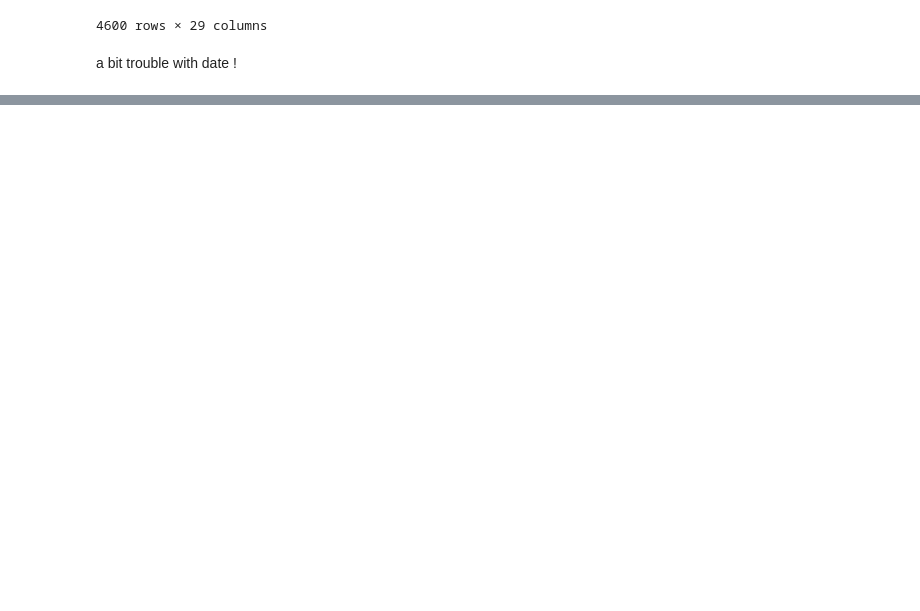
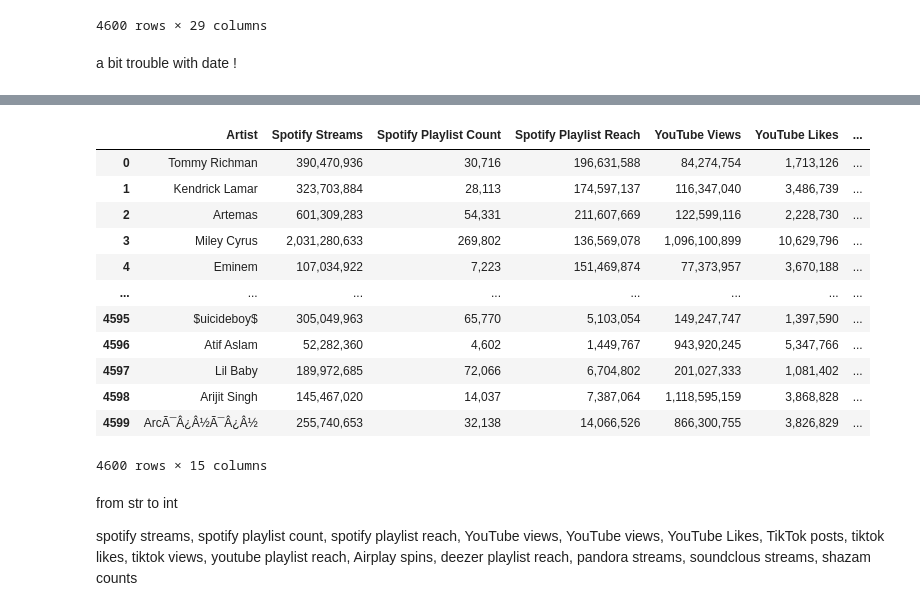
Before and after one commit to azamatzakirovch18/Dashboard_spotify, a Jupyter notebook: data_cleaning.ipynb, the cells around one changed output, grey strips where cells are left out. Cells and saved outputs as stored; diff of their text form; code cells hidden in the pictures; blank space fills up the shorter version.

```diff
--- a/data_cleaning.ipynb
+++ b/data_cleaning.ipynb
@@ -204,0 +221,20 @@ a bit trouble with date !
+# %%
+df[objects]
+# %% [output]
+|  | Artist | Spotify Streams | Spotify Playlist Count | Spotify Playlist Reach | YouTube Views | YouTube Likes | ... |
+| 0 | Tommy Richman | 390,470,936 | 30,716 | 196,631,588 | 84,274,754 | 1,713,126 | ... |
+| 1 | Kendrick Lamar | 323,703,884 | 28,113 | 174,597,137 | 116,347,040 | 3,486,739 | ... |
+| 2 | Artemas | 601,309,283 | 54,331 | 211,607,669 | 122,599,116 | 2,228,730 | ... |
+| 3 | Miley Cyrus | 2,031,280,633 | 269,802 | 136,569,078 | 1,096,100,899 | 10,629,796 | ... |
+| 4 | Eminem | 107,034,922 | 7,223 | 151,469,874 | 77,373,957 | 3,670,188 | ... |
+| ... | ... | ... | ... | ... | ... | ... | ... |
+| 4595 | $uicideboy$ | 305,049,963 | 65,770 | 5,103,054 | 149,247,747 | 1,397,590 | ... |
+| 4596 | Atif Aslam | 52,282,360 | 4,602 | 1,449,767 | 943,920,245 | 5,347,766 | ... |
+| 4597 | Lil Baby | 189,972,685 | 72,066 | 6,704,802 | 201,027,333 | 1,081,402 | ... |
+| 4598 | Arijit Singh | 145,467,020 | 14,037 | 7,387,064 | 1,118,595,159 | 3,868,828 | ... |
+| 4599 | ArcÃ¯Â¿Â½Ã¯Â¿Â½ | 255,740,653 | 32,138 | 14,066,526 | 866,300,755 | 3,826,829 | ... |
+4600 rows × 15 columns
+# %% [markdown]
+from str to int
+
+spotify streams, spotify playlist count, spotify playlist reach, YouTube views, YouTube views, YouTube Likes, TikTok posts, tiktok likes, tiktok views, youtube playlist reach, Airplay spins, deezer playlist reach, pandora streams, soundclous streams, shazam counts
```
Also changed, not shown: parts of 12 cells of this notebook, 2 other files.
